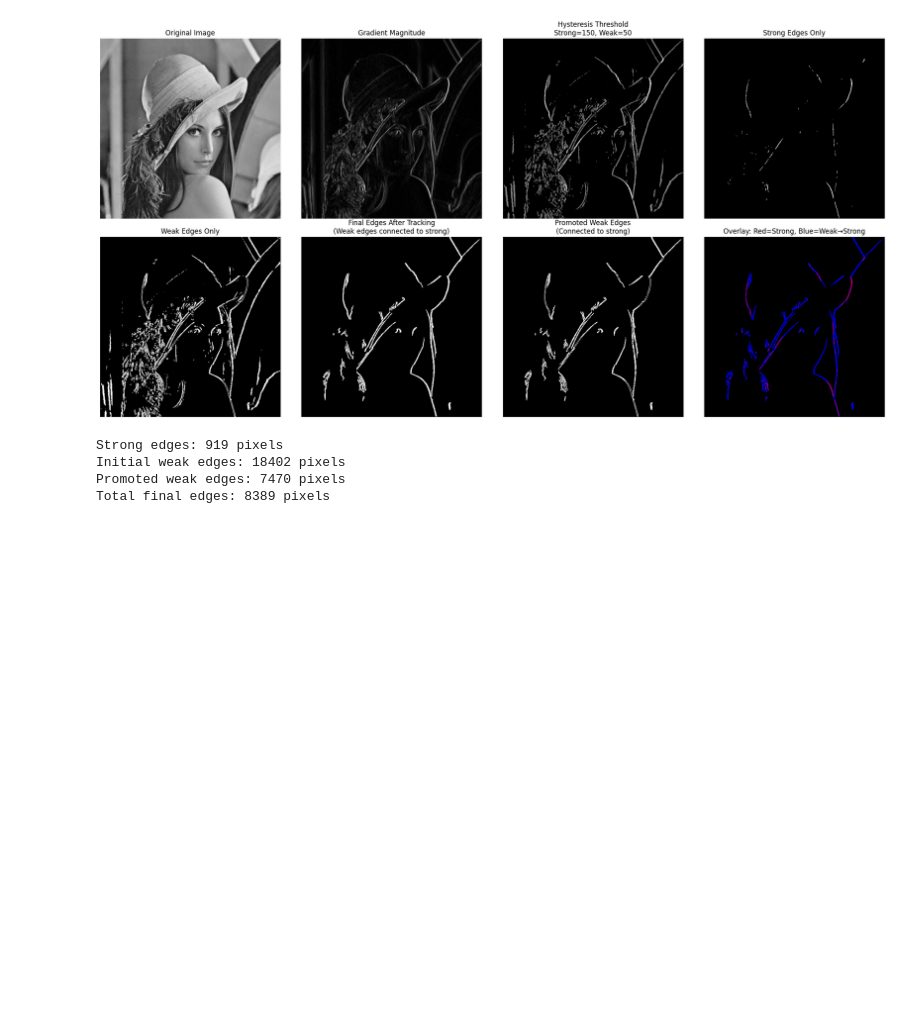
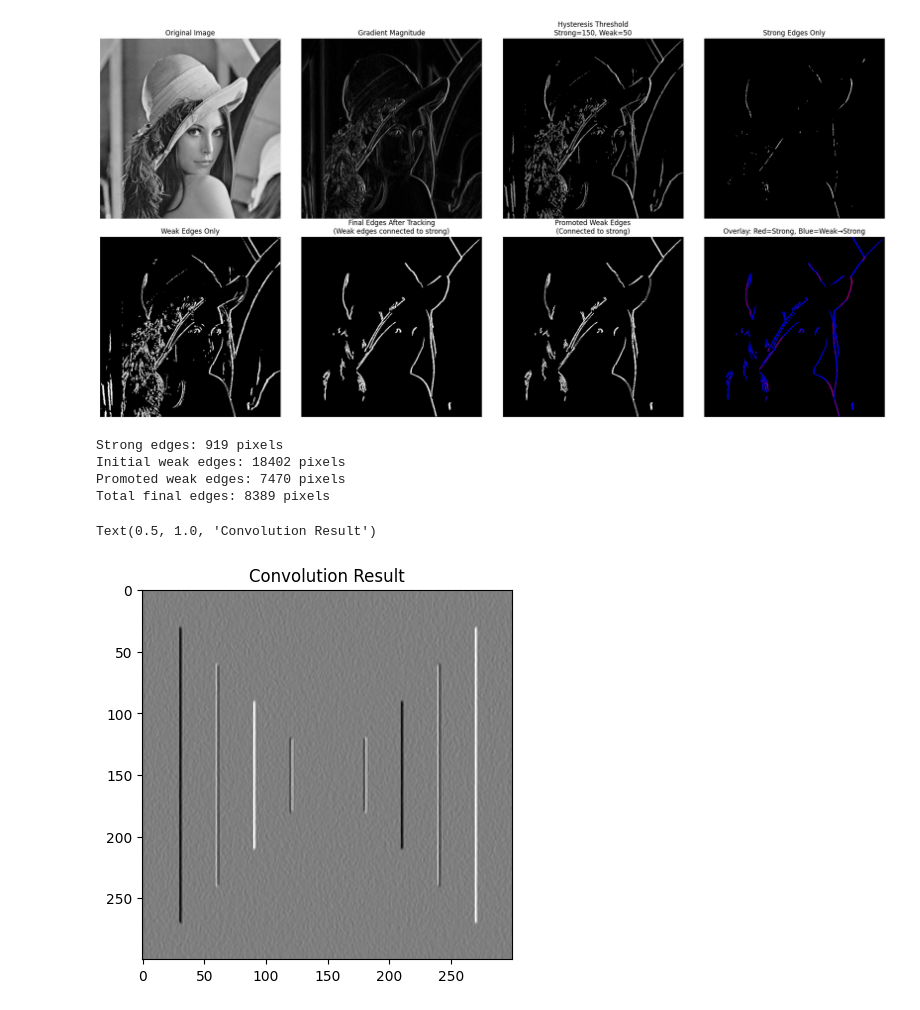
Before and after one commit to Efty34/Image_Processing, a Jupyter notebook: practices/LabTest/Convolution_Edge.ipynb, the cells around one changed output. Cells and saved outputs as stored; diff of their text form; code cells hidden in the pictures; blank space fills up the shorter version.

```diff
--- a/practices/LabTest/Convolution_Edge.ipynb
+++ b/practices/LabTest/Convolution_Edge.ipynb
@@ -414,3 +414,40 @@ Strong edges: 919 pixels
 Initial weak edges: 18402 pixels
 Promoted weak edges: 7470 pixels
 Total final edges: 8389 pixels
+# %%
+import cv2
+import numpy as np
+import matplotlib.pyplot as plt
+
+box=cv2.imread("../test_assets/box.jpg",0)
+# %%
+k3=np.array([
+    [-1,0,1],
+    [-1,0,1],
+    [-1,0,1]
+], dtype=np.float32)
+# %%
+# img_conv = cv2.filter2D(src=image, ddepth=cv2.CV_32F, kernel= kernel1)
+
+def convolution2D2(image, kernel):
+    kernel=np.flip(kernel)
+    ih,iw=image.shape
+    kh,kw=kernel.shape
+    # border=kh//2
+    bordered_image=cv2.copyMakeBorder(image,2,0,2,0,cv2.BORDER_CONSTANT)
+    result = np.zeros((ih, iw), dtype=np.float32)
+    for j in range(ih):
+        for i in range(iw):
+            region=bordered_image[j:j+kh,i:i+kw]
+            mul=np.multiply(region,kernel)
+            result[j,i]=np.sum(mul)
+    return result
+# %%
+boxc=convolution2D2(box, k3)
+boxc_n=np.round(cv2.normalize(src=boxc,dst=None,alpha=0,beta=255,norm_type=cv2.NORM_MINMAX)).astype(np.uint8)
+# %%
+plt.imshow(boxc_n, cmap="gray")
+plt.title("Convolution Result")
+# %% [output]
+Text(0.5, 1.0, 'Convolution Result')
+[figure, added]
```
Also changed, not shown: parts of 4 cells of this notebook, 29 other files.
